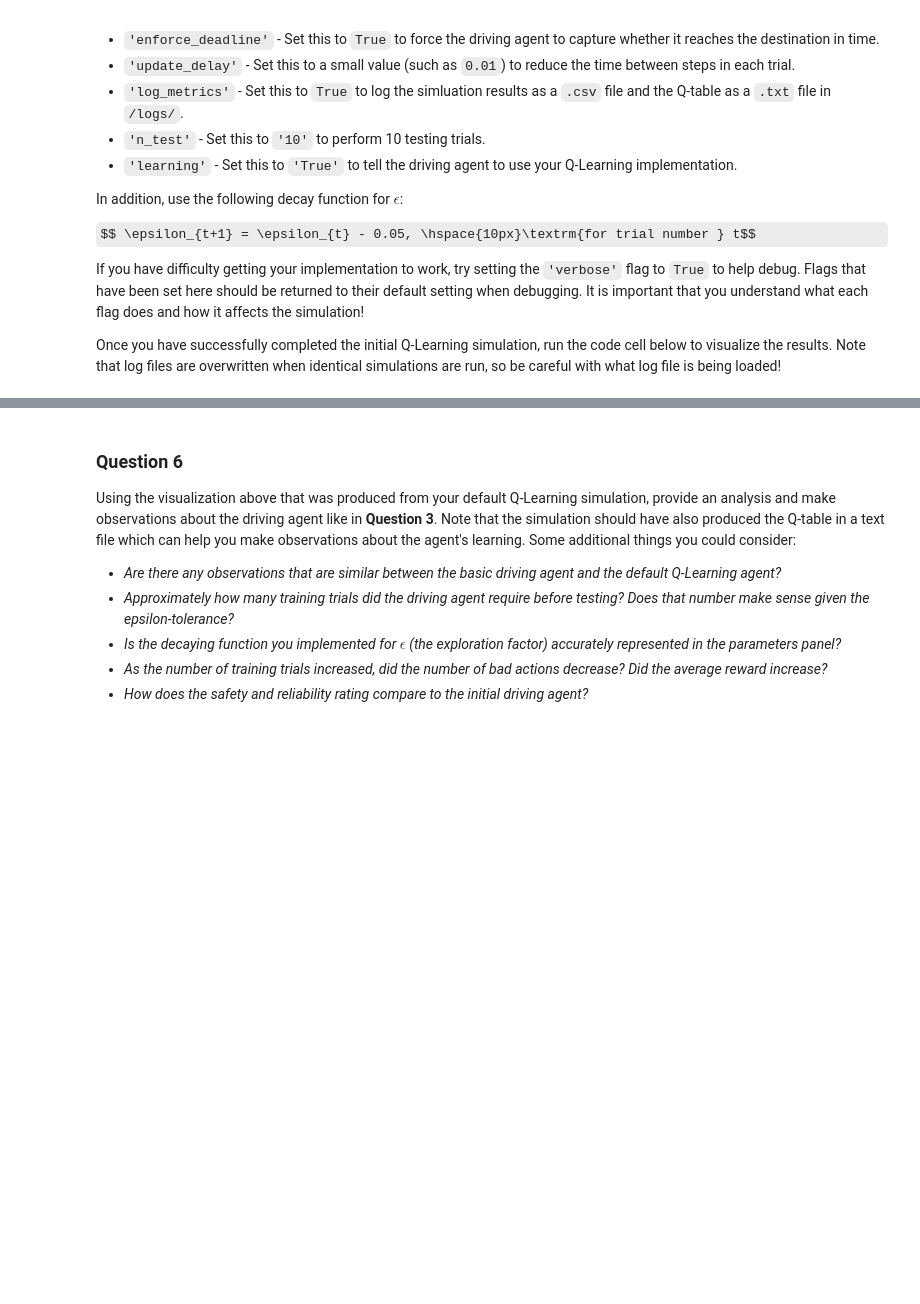
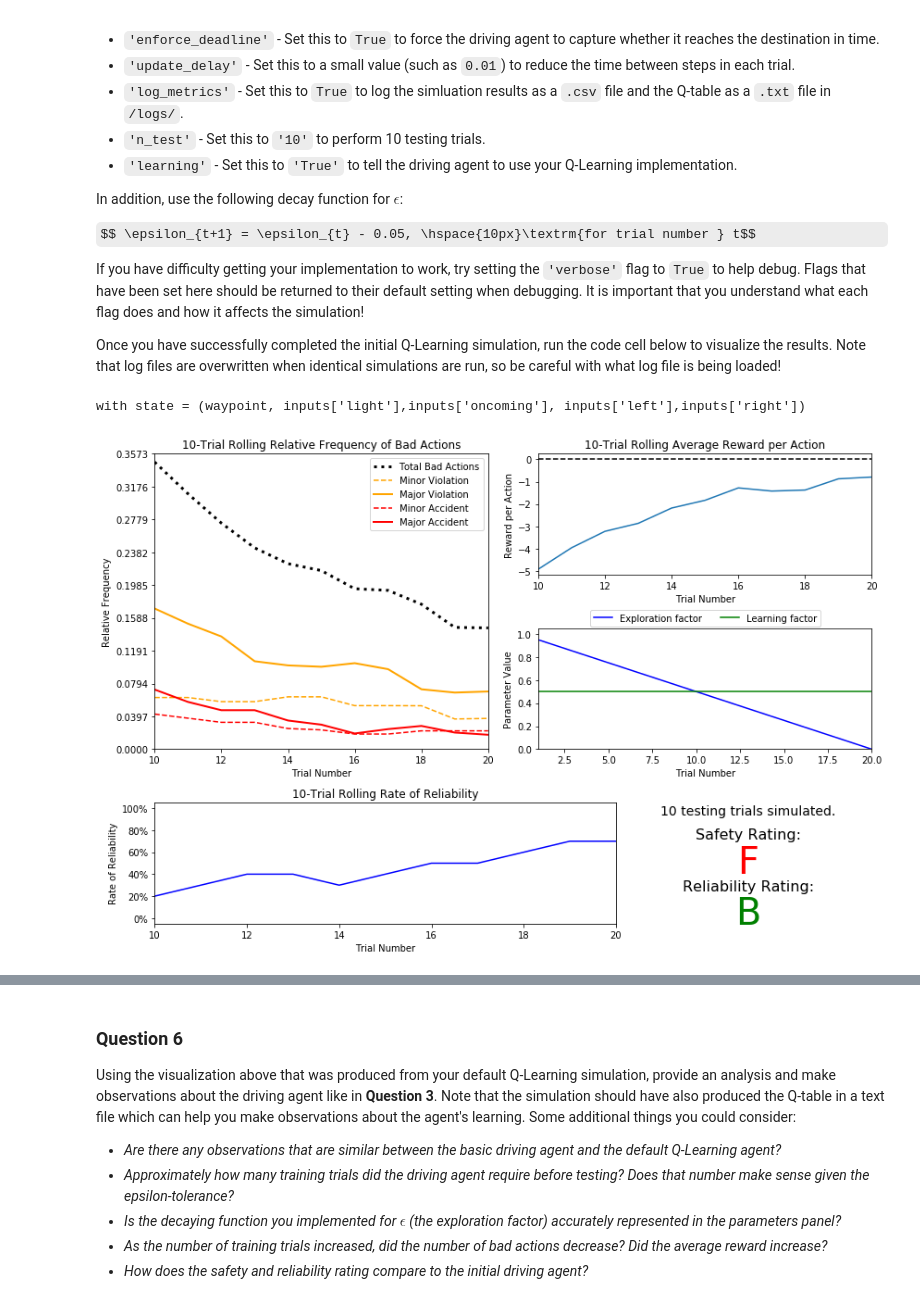
Before and after one commit to anshulprakash/smartcab, a Jupyter notebook: smartcab.ipynb, the cells around one changed output, grey strips where cells are left out. Drawn from its saved outputs; the diff is of its cells as text; code cells hidden in the pictures; some formulas as TeX source; blank space fills up the shorter version.

```diff
--- a/smartcab.ipynb
+++ b/smartcab.ipynb
@@ -203,5 +208,12 @@ $$ \epsilon_{t+1} = \epsilon_{t} - 0.05, \hspace{10px}\textrm{for trial number }
 If you have difficulty getting your implementation to work, try setting the `'verbose'` flag to `True` to help debug. Flags that have been set here should be returned to their default setting when debugging. It is important that you understand what each flag does and how it affects the simulation!
 
 Once you have successfully completed the initial Q-Learning simulation, run the code cell below to visualize the results. Note that log files are overwritten when identical simulations are run, so be careful with what log file is being loaded!
+# %%
+# Load the 'sim_default-learning' file from the default Q-Learning simulation
+print('with state = (waypoint, inputs[\'light\'],inputs[\'oncoming\'], inputs[\'left\'],inputs[\'right\'])')
+vs.plot_trials('sim_default-learning.csv')
+# %% [output]
+with state = (waypoint, inputs['light'],inputs['oncoming'], inputs['left'],inputs['right'])
+[figure, added]
 # %%
 # Load the 'sim_default-learning' file from the default Q-Learning simulation
```
Also changed, not shown: parts of 14 cells of this notebook, 8 other files.
